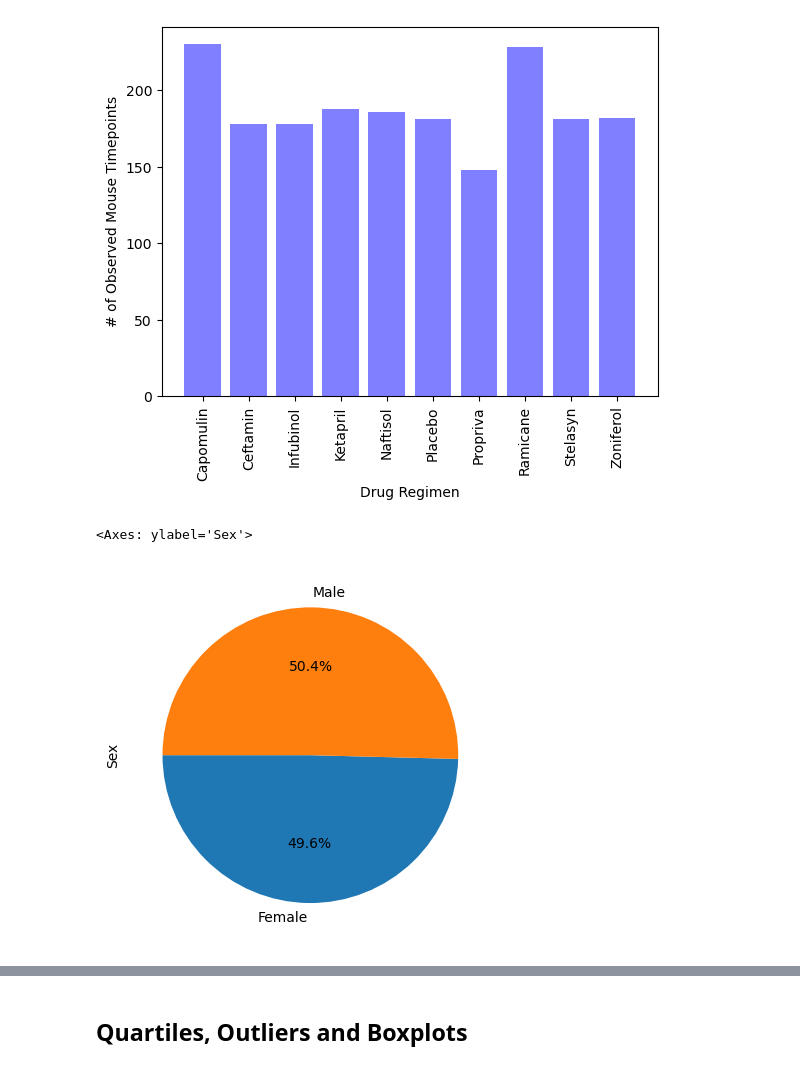
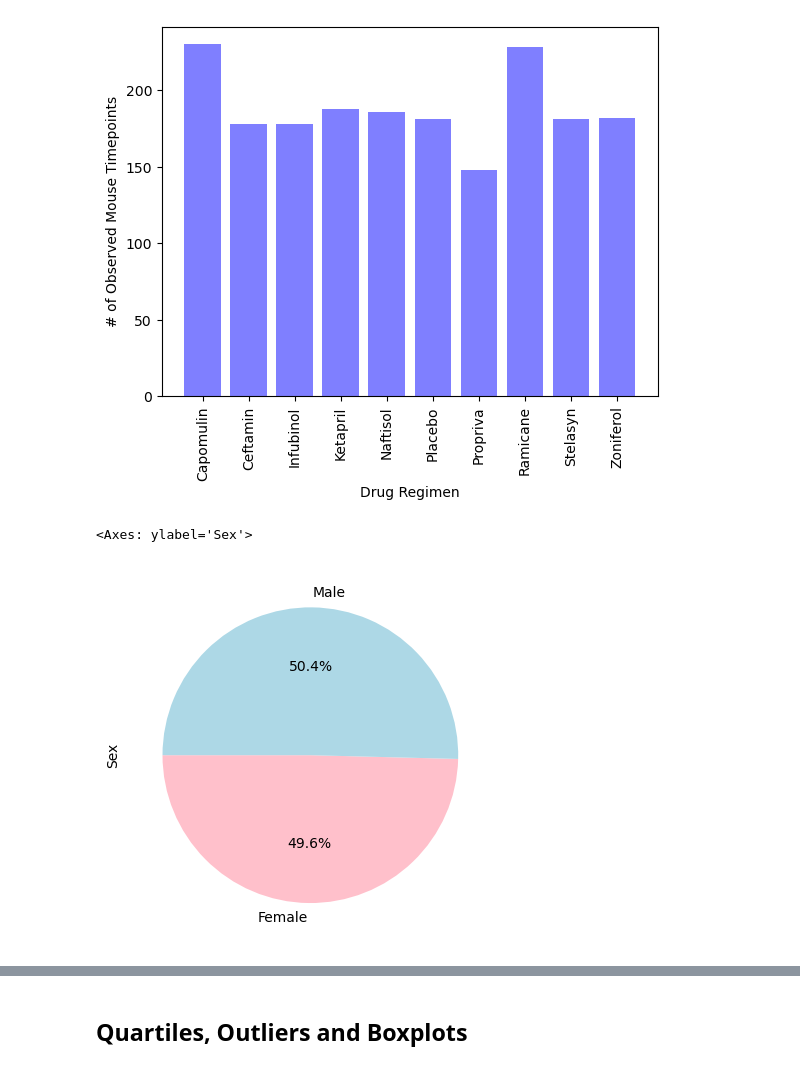
Before and after one commit to sarsteg/Pymaceuticals, a Jupyter notebook: pymaceuticals_analysis.ipynb, the cells around one changed output, grey strips where cells are left out. Cells and saved outputs as stored; diff of their text form; code cells hidden in the pictures.

Commit message:
chart section completed

```diff
--- a/pymaceuticals_analysis.ipynb
+++ b/pymaceuticals_analysis.ipynb
@@ -186,31 +186,34 @@ plt.show()
 # %%
 # Generate a pie plot showing the distribution of female versus male mice using Pandas
 
 # Sex will not change across timepoints, so we need to know the sex of each unique ID
 # Capture sex at timepoint 0 (the first timepoint)
 first_timepoint = clean_mouse_data[clean_mouse_data["Timepoint"] == 0].copy()
 
 # Only get our variables of interest
 first_timepoint = first_timepoint[['Sex']]
 # first_timepoint
 
 # Create a dataframe with the information we need
 # sex_of_mice_df = ((first_timepoint['Sex'].value_counts() / first_timepoint['Sex'].count()) * 100).map('{:.1f}%'.format)
 # sex_of_mice_df
 
 # Note 1: This does not include the duplicate mouse that we threw out earlier in the code because
 # this pie chart should represent the statistics that we pulled
 # The excluded mouse is no longer part of the results and therefore is not included in descriptive charts
 
 # Note 2: In our dataset, our subjects (the mice) are showing up multiple times because each timepoint is a row in the data
 # Our goal is to find out the sex of the mice used in the study
 # Including all the timepoints would artificially inflate the number of mice in the study
 
+# Colors for our pie chart
+colors = ["pink", "lightblue"]
+
 # Create the pie chart
 # This method puts the code in a line, rather than making another dataframe
-first_timepoint.groupby(['Sex']).value_counts().plot(kind='pie', ylabel='Sex', startangle=180, autopct='%1.1f%%', legend=False)
+first_timepoint.groupby(['Sex']).value_counts().plot(kind='pie', ylabel='Sex', startangle=180, autopct='%1.1f%%', legend=False, colors=colors)
 # %% [output]
 <Axes: ylabel='Sex'>
-[figure, old version]
+[figure, new version]
 # %%
 # Generate a pie plot showing the distribution of female versus male mice using pyplot
```
Also changed, not shown: parts of 1 cell of this notebook.
